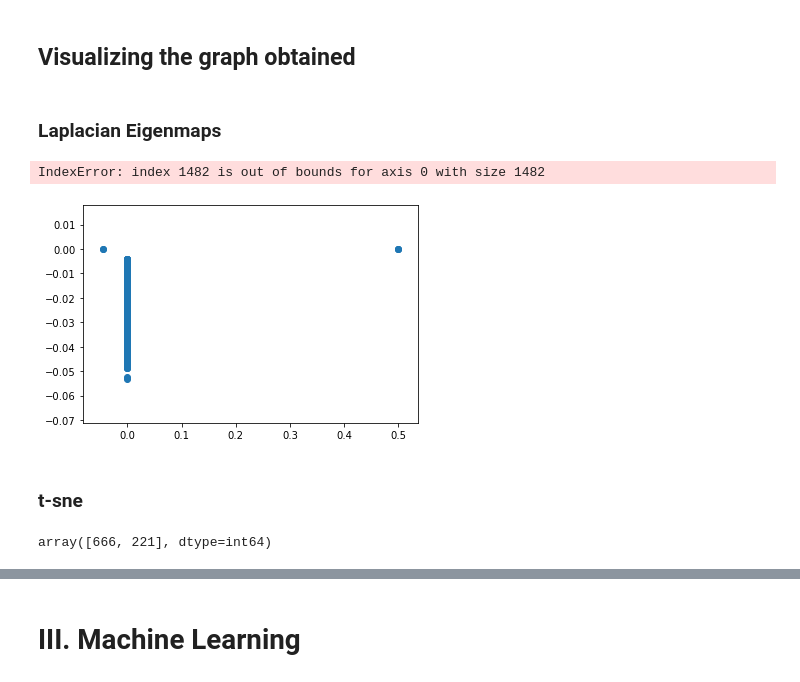
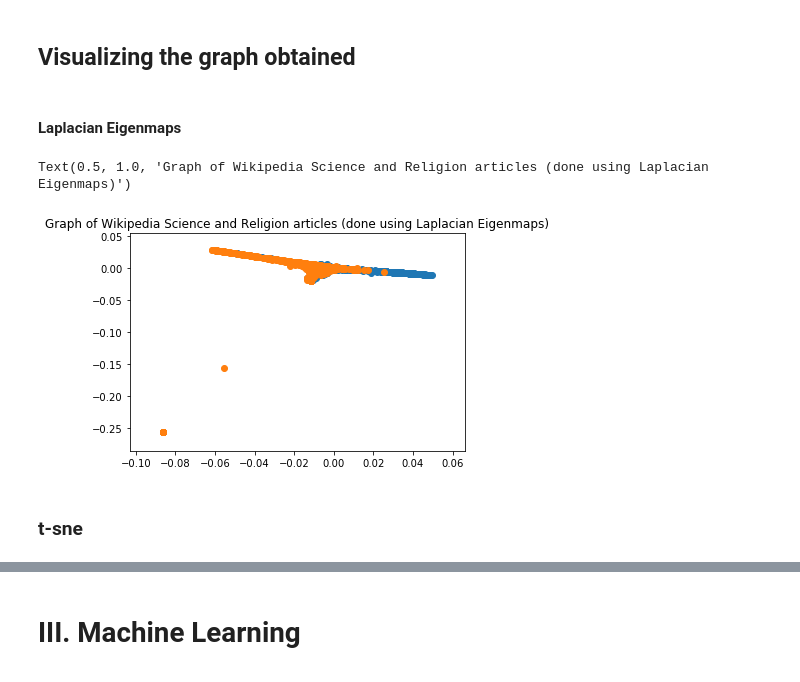
Before and after one commit to aaag97/ntds-projects, a Jupyter notebook: Project/wikipedia.ipynb, the cells around one changed output, grey strips where cells are left out. Drawn from its saved outputs; the diff is of its cells as text; code cells hidden in the pictures.

```diff
--- a/Project/wikipedia.ipynb
+++ b/Project/wikipedia.ipynb
@@ -662,9 +696,2 @@ class VisUtils():
 # %% [markdown]
 ## Exploring possible clustering in the graph
-# %%
-from sklearn.neighbors import NearestNeighbors
-neigh = NearestNeighbors(n_neighbors=10)
-neigh.fit(distances)
-A = neigh.kneighbors_graph(distances)
-knn = A.toarray()
-np.fill_diagonal(knn,0)
@@ -682,6 +698,8 @@ plt.show()
+# %%
+matrixu = MatrixUtils()
 # %%
-nodes_df = pd.DataFrame(range(1400), columns = ["X"])
-nodes_df["Y"] = np.zeros((1400))
+nodes_df = pd.DataFrame(range(len(adjacency)), columns = ["X"])
+nodes_df["Y"] = np.zeros((len(adjacency)))
 # %%
 epsilon_df = pd.DataFrame(np.argwhere(adjacency != 0), columns = ["X","Y"] ).drop_duplicates(subset = "X")
 epsilon_wo = epsilon_df.merge(nodes_df, on = ["X"], how= "right")
@@ -813,0 +755,5 @@ labels_df_wo_filt = labels_df_wo.drop(labels_df_wo.index[epsilon_wo_filt[pd.isna
+# %%
+adjacency_wo = article_sim_th(0.59,distances_wo, weight=True)
+
+plt.spy(adjacency_wo)
+plt.show()
@@ -816,4 +764,4 @@ labels_df_wo_filt = labels_df_wo.drop(labels_df_wo.index[epsilon_wo_filt[pd.isna
 # %%
 visu = VisUtils()
 # %% [markdown]
-### Laplacian Eigenmaps
+#### Laplacian Eigenmaps
@@ -822,13 +768,12 @@ twoD_embeddings = visu.laplacian_eigenmaps(distances_wo, dim=2, sigma= 4*np.mean
 # %%
-plt.scatter(twoD_embeddings[labels_df[labels_df["label"] == 0].index,0], twoD_embeddings[labels_df[labels_df["label"] == 0].index,1], label=1)
-plt.scatter(twoD_embeddings[labels_df[labels_df["label"] == 1].index,0], twoD_embeddings[labels_df[labels_df["label"] == 1].index,1], label=2)
+laplacian = matrixu.compute_laplacian(adjacency_wo, normalize=True)
+eigenvalues, eigenvectors = matrixu.spectral_decomposition(np.nan_to_num(laplacian))
+twoD_embeddings = (eigenvectors[:,1:3])
+plt.scatter(twoD_embeddings[labels_df_wo[labels_df_wo["label"] == 0].index,0], twoD_embeddings[labels_df_wo[labels_df_wo["label"] == 0].index,1], label=1)
+plt.scatter(twoD_embeddings[labels_df_wo[labels_df_wo["label"] == 1].index,0], twoD_embeddings[labels_df_wo[labels_df_wo["label"] == 1].index,1], label=2)
 plt.title('Graph of Wikipedia Science and Religion articles (done using Laplacian Eigenmaps)')
 # %% [output]
-IndexError: index 1482 is out of bounds for axis 0 with size 1482
+Text(0.5, 1.0, 'Graph of Wikipedia Science and Religion articles (done using Laplacian Eigenmaps)')
-[figure, old version]
+[figure, new version]
 # %% [markdown]
 ### t-sne
-# %%
-np.argmin(twoD_embeddings, 0)
-# %% [output]
-array([666, 221], dtype=int64)
```
Also changed, not shown: parts of 112 cells of this notebook.
